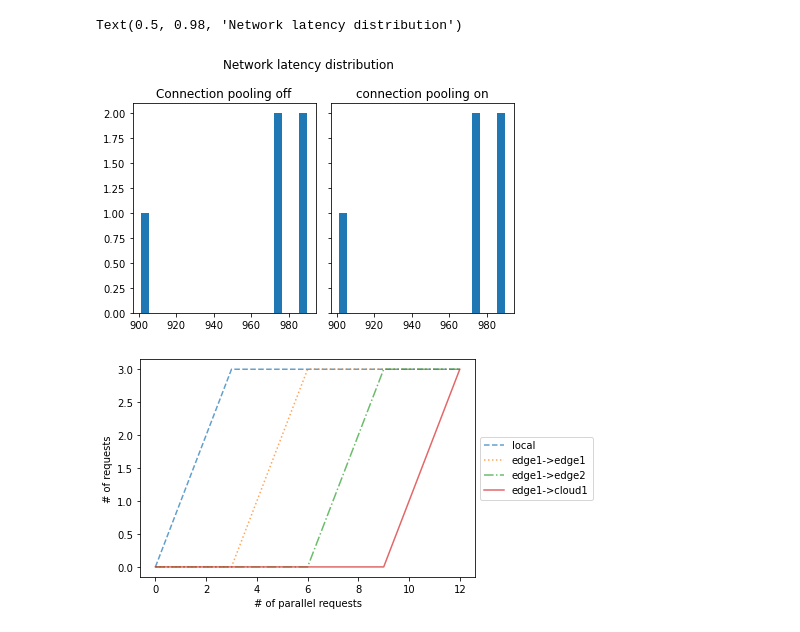
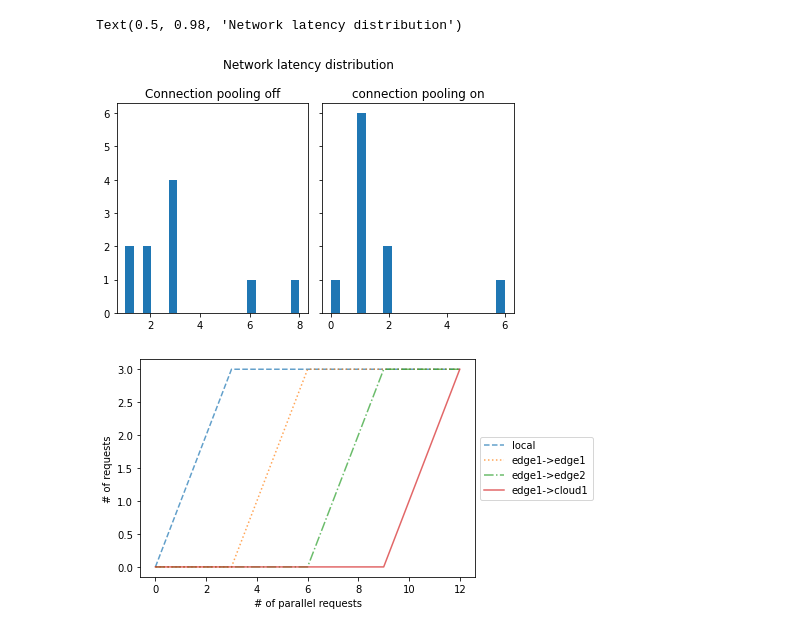
Before and after one commit to alin-corodescu/MSc-workflows, a Jupyter notebook: jupyter-notebook/Workflows Analysis.ipynb, the cells around one changed output. Cells and saved outputs as stored; diff of their text form; code cells hidden in the pictures.

Commit message:
visualizations working

```diff
--- a/jupyter-notebook/Workflows Analysis.ipynb
+++ b/jupyter-notebook/Workflows Analysis.ipynb
@@ -10,8 +10,10 @@ def read_and_parse(input_file):
     data = data[data["dataPullType"] != "none"]
 
 #     Calculate the data and control time
-    data['controlTime'] = data['TotalDuration'] - data['DataPullDuration'] - data['DataPushDuration'] - data['ComputeDuration']
+    data['controlTime'] = (data['TotalDuration'] - data['DataPullDuration'] - data['DataPushDuration'] - data['ComputeDuration'])
     data['dataTime'] = data['DataPullDuration'] + data['DataPushDuration']
+
+    data.loc[data['controlTime'] < 0, 'controlTime'] = 1
 
 #     Calculate the trigger step network duration (for Connection Pooling experiment)
     data['triggerStepNetworkDuration'] = data['TriggerStepClientDuration'] - data['TriggerStepServerDuration']
@@ -162,23 +187,23 @@ for c in data_counts:
 # %%
 # For visualization 4, distribution of latencies on connection pooling.
 
-input_file_on = "cp-on.csv"
-input_file_off = "cp-off.csv"
+input_file_on = "cp-on-d1024.csv"
+input_file_off = "cp-off-d1024.csv"
 
 data_on = read_and_parse(input_file_on)
 data_off = read_and_parse(input_file_off)
 
 fig, axs = plt.subplots(1, 2, sharey=True, tight_layout=True)
 
-axs[0].hist(data_off["TriggerStepDuration"], bins=20)
+axs[0].hist(data_off["triggerStepNetworkDuration"], bins=20)
 axs[0].set_title("Connection pooling off")
-axs[1].hist(data_on["TriggerStepDuration"], bins=20)
+axs[1].hist(data_on["triggerStepNetworkDuration"], bins=20)
 axs[1].set_title("connection pooling on")
 
 fig.suptitle("Network latency distribution")
 # %% [output]
 Text(0.5, 0.98, 'Network latency distribution')
-[figure, old version]
+[figure, new version]
 # %%
 # For visualization 1, need to extract the # of calls from edge1 to -> edge1, edge2, Cloud, as the request count increases
 
```
Also changed, not shown: parts of 9 cells of this notebook, 23 other files.
